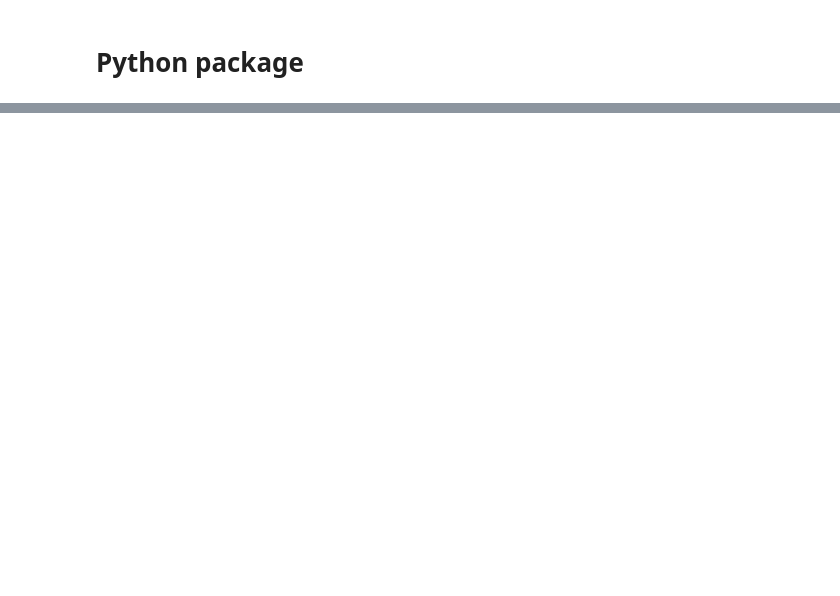
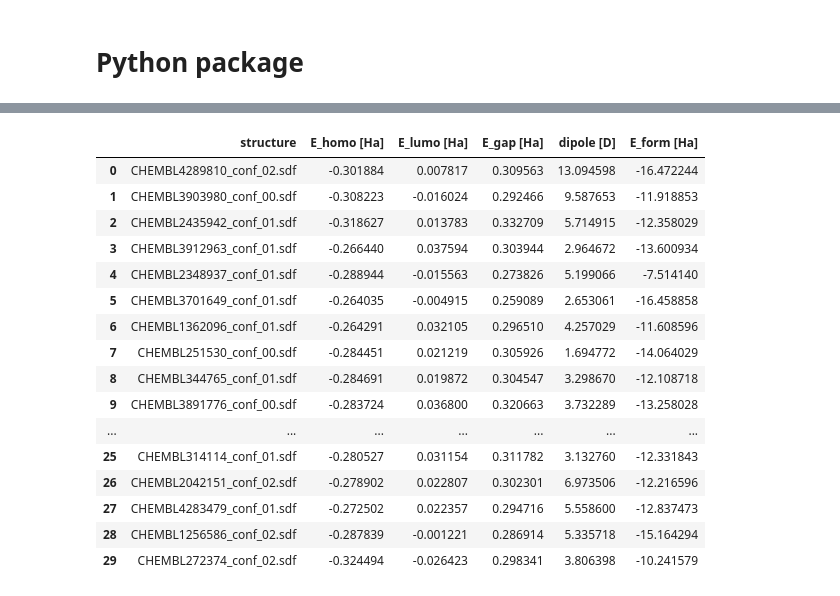
Before and after one commit to josejimenezluna/delfta, a Jupyter notebook: tutorials/predict.ipynb, the cells around one changed output, grey strips where cells are left out. Cells and saved outputs as stored; diff of their text form; code cells hidden in the pictures; blank space fills up the shorter version.

```diff
--- a/tutorials/predict.ipynb
+++ b/tutorials/predict.ipynb
@@ -37,4 +29,22 @@ AttributeError: 'collections.OrderedDict' object has no attribute 'to'
 # %%
 df = pd.DataFrame(predictions_delta)
-df.insert(0, "structure", chembl_ids)
+df.insert(0, "structure", [os.path.basename(mol_file) for mol_file in mol_files])
 df.rename(columns={"E_form": "E_form [Ha]", "E_homo": "E_homo [Ha]", "E_lumo": "E_lumo [Ha]", "E_gap": "E_gap [Ha]", "dipole": "dipole [D]", })
+# %% [output]
+|  | structure | E_homo [Ha] | E_lumo [Ha] | E_gap [Ha] | dipole [D] | E_form [Ha] |
+| 0 | CHEMBL4289810_conf_02.sdf | -0.301884 | 0.007817 | 0.309563 | 13.094598 | -16.472244 |
+| 1 | CHEMBL3903980_conf_00.sdf | -0.308223 | -0.016024 | 0.292466 | 9.587653 | -11.918853 |
+| 2 | CHEMBL2435942_conf_01.sdf | -0.318627 | 0.013783 | 0.332709 | 5.714915 | -12.358029 |
+| 3 | CHEMBL3912963_conf_01.sdf | -0.266440 | 0.037594 | 0.303944 | 2.964672 | -13.600934 |
+| 4 | CHEMBL2348937_conf_01.sdf | -0.288944 | -0.015563 | 0.273826 | 5.199066 | -7.514140 |
+| 5 | CHEMBL3701649_conf_01.sdf | -0.264035 | -0.004915 | 0.259089 | 2.653061 | -16.458858 |
+| 6 | CHEMBL1362096_conf_01.sdf | -0.264291 | 0.032105 | 0.296510 | 4.257029 | -11.608596 |
+| 7 | CHEMBL251530_conf_00.sdf | -0.284451 | 0.021219 | 0.305926 | 1.694772 | -14.064029 |
+| 8 | CHEMBL344765_conf_01.sdf | -0.284691 | 0.019872 | 0.304547 | 3.298670 | -12.108718 |
+| 9 | CHEMBL3891776_conf_00.sdf | -0.283724 | 0.036800 | 0.320663 | 3.732289 | -13.258028 |
+| ... | ... | ... | ... | ... | ... | ... |
+| 25 | CHEMBL314114_conf_01.sdf | -0.280527 | 0.031154 | 0.311782 | 3.132760 | -12.331843 |
+| 26 | CHEMBL2042151_conf_02.sdf | -0.278902 | 0.022807 | 0.302301 | 6.973506 | -12.216596 |
+| 27 | CHEMBL4283479_conf_01.sdf | -0.272502 | 0.022357 | 0.294716 | 5.558600 | -12.837473 |
+| 28 | CHEMBL1256586_conf_02.sdf | -0.287839 | -0.001221 | 0.286914 | 5.335718 | -15.164294 |
+| 29 | CHEMBL272374_conf_02.sdf | -0.324494 | -0.026423 | 0.298341 | 3.806398 | -10.241579 |
```
Also changed, not shown: parts of 12 cells of this notebook, 3 other files.
